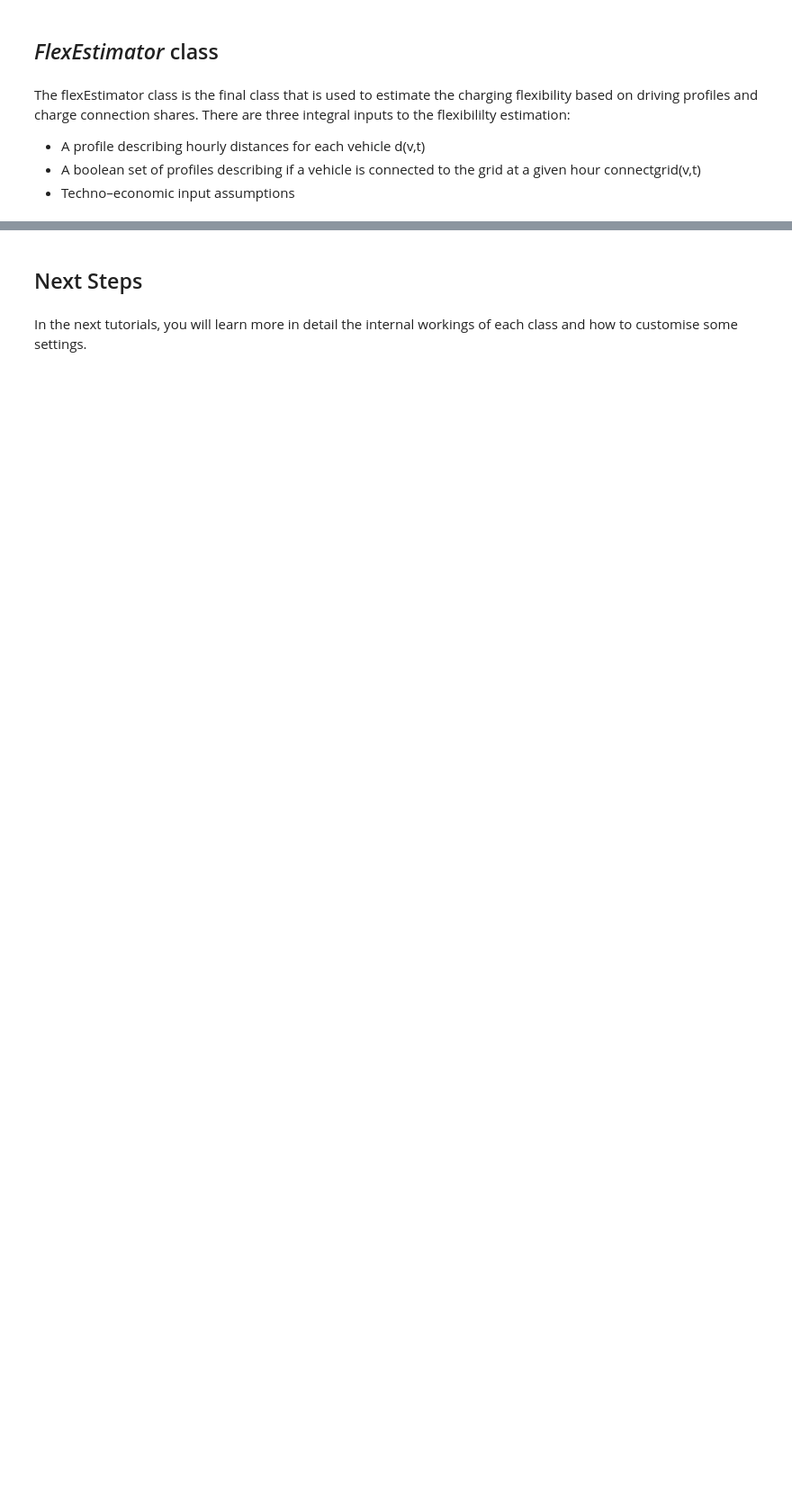
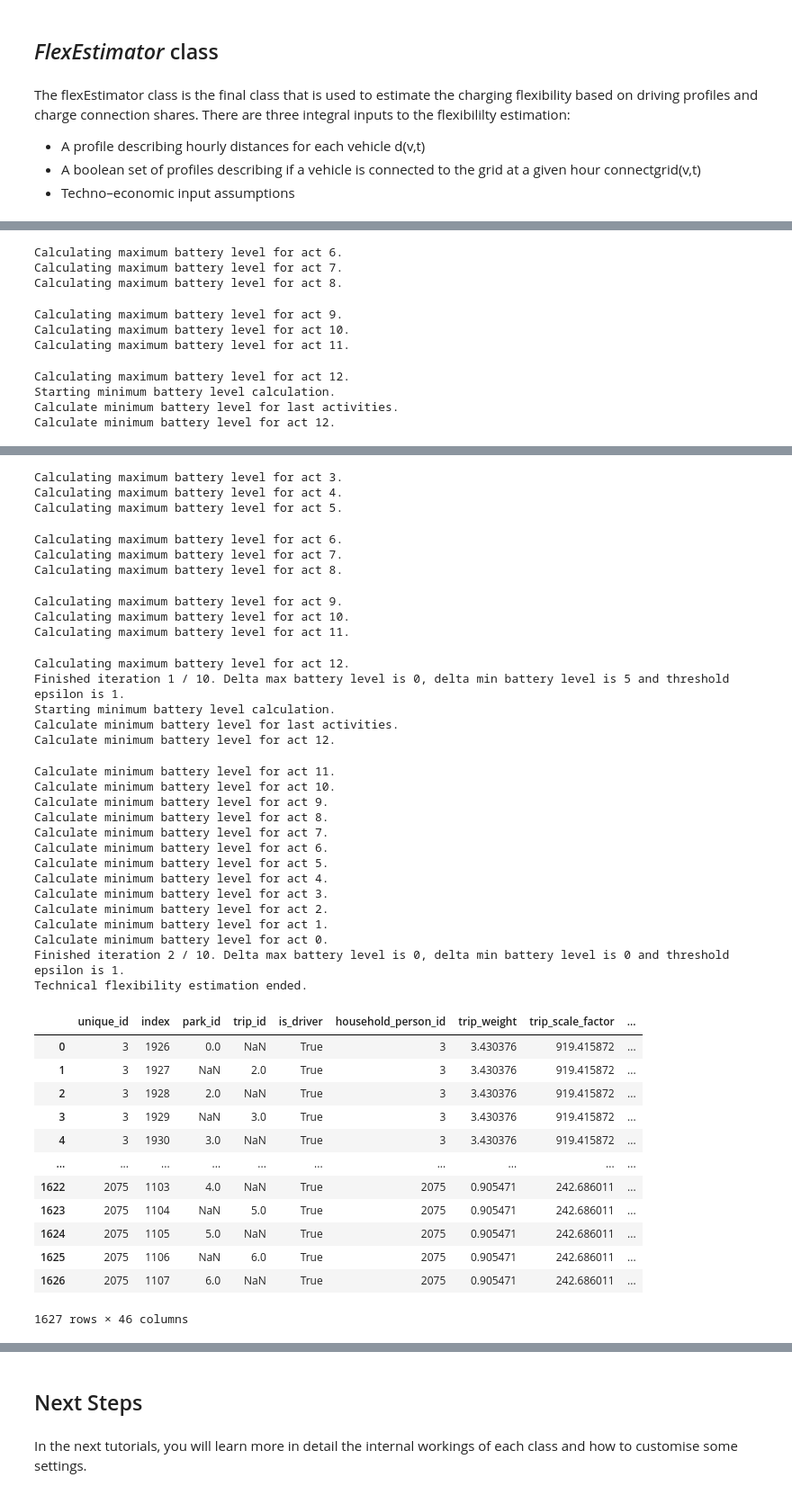
Before and after one commit to areleu/vencopy, a Jupyter notebook: vencopy/tutorials/vencopy_tutorial_01.ipynb, the cells around one changed output, grey strips where cells are left out. Shown at 90% size. Saved outputs shown, nothing was run; the diff lists cells and outputs as text; code cells hidden in the pictures; blank space fills up the shorter version.

```diff
--- a/vencopy/tutorials/vencopy_tutorial_01.ipynb
+++ b/vencopy/tutorials/vencopy_tutorial_01.ipynb
@@ -121,0 +114,3 @@ vpEval.plotAggregates()
+# %%
+grid = GridModeller(configs=configDict, activities=data.activities)
+grid.assign_grid()
@@ -145,0 +128,4 @@ As we can see, there are 263 considered profiles and 262 DSM eligible profiles.
+# %%
+flex = FlexEstimator(configs=configDict, activities=grid.activities)
+flex.estimate_technical_flexibility_through_iteration()
+# %% [output]
@@ -145,0 +139,10 @@ As we can see, there are 263 considered profiles and 262 DSM eligible profiles.
+Calculating maximum battery level for act 6.
+Calculating maximum battery level for act 7.
+Calculating maximum battery level for act 8.
+Calculating maximum battery level for act 9.
+Calculating maximum battery level for act 10.
+Calculating maximum battery level for act 11.
+Calculating maximum battery level for act 12.
+Starting minimum battery level calculation.
+Calculate minimum battery level for last activities.
+Calculate minimum battery level for act 12.
@@ -146 +166,42 @@ As we can see, there are 263 considered profiles and 262 DSM eligible profiles.
+Calculating maximum battery level for act 3.
+Calculating maximum battery level for act 4.
+Calculating maximum battery level for act 5.
+Calculating maximum battery level for act 6.
+Calculating maximum battery level for act 7.
+Calculating maximum battery level for act 8.
+Calculating maximum battery level for act 9.
+Calculating maximum battery level for act 10.
+Calculating maximum battery level for act 11.
+Calculating maximum battery level for act 12.
+Finished iteration 1 / 10. Delta max battery level is 0, delta min battery level is 5 and threshold epsilon is 1.
+Starting minimum battery level calculation.
+Calculate minimum battery level for last activities.
+Calculate minimum battery level for act 12.
+Calculate minimum battery level for act 11.
+Calculate minimum battery level for act 10.
+Calculate minimum battery level for act 9.
+Calculate minimum battery level for act 8.
+Calculate minimum battery level for act 7.
+Calculate minimum battery level for act 6.
+Calculate minimum battery level for act 5.
+Calculate minimum battery level for act 4.
+Calculate minimum battery level for act 3.
+Calculate minimum battery level for act 2.
+Calculate minimum battery level for act 1.
+Calculate minimum battery level for act 0.
+Finished iteration 2 / 10. Delta max battery level is 0, delta min battery level is 0 and threshold epsilon is 1.
+Technical flexibility estimation ended.
+|  | unique_id | index | park_id | trip_id | is_driver | household_person_id | trip_weight | trip_scale_factor | ... |
+| 0 | 3 | 1926 | 0.0 | NaN | True | 3 | 3.430376 | 919.415872 | ... |
+| 1 | 3 | 1927 | NaN | 2.0 | True | 3 | 3.430376 | 919.415872 | ... |
+| 2 | 3 | 1928 | 2.0 | NaN | True | 3 | 3.430376 | 919.415872 | ... |
+| 3 | 3 | 1929 | NaN | 3.0 | True | 3 | 3.430376 | 919.415872 | ... |
+| 4 | 3 | 1930 | 3.0 | NaN | True | 3 | 3.430376 | 919.415872 | ... |
+| ... | ... | ... | ... | ... | ... | ... | ... | ... | ... |
+| 1622 | 2075 | 1103 | 4.0 | NaN | True | 2075 | 0.905471 | 242.686011 | ... |
+| 1623 | 2075 | 1104 | NaN | 5.0 | True | 2075 | 0.905471 | 242.686011 | ... |
+| 1624 | 2075 | 1105 | 5.0 | NaN | True | 2075 | 0.905471 | 242.686011 | ... |
+| 1625 | 2075 | 1106 | NaN | 6.0 | True | 2075 | 0.905471 | 242.686011 | ... |
+| 1626 | 2075 | 1107 | 6.0 | NaN | True | 2075 | 0.905471 | 242.686011 | ... |
+1627 rows × 46 columns
 # %% [markdown]
```
Also changed, not shown: parts of 31 cells of this notebook.
